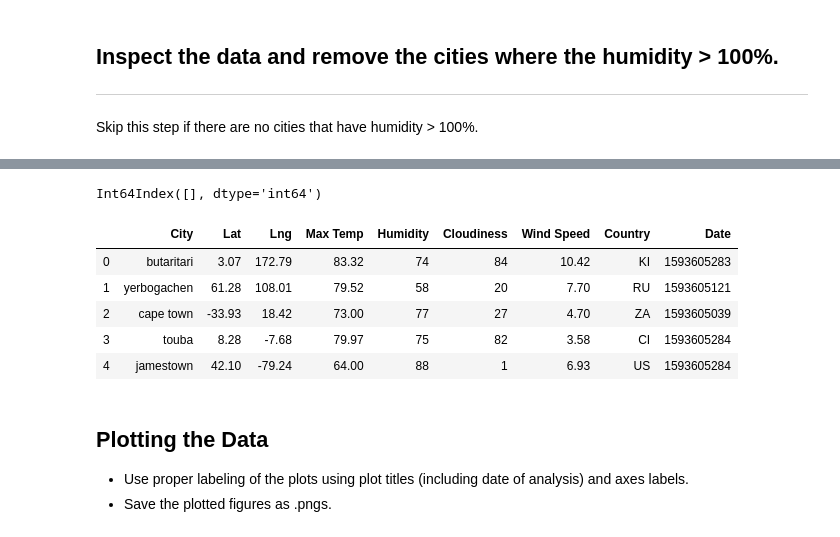
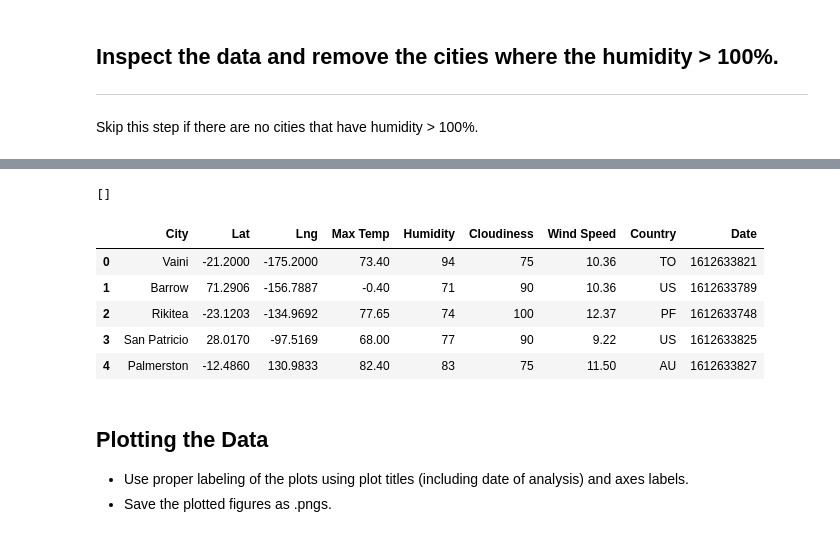
Before and after one commit to kellyf22/python-api-challenge, a Jupyter notebook: WeatherPy/WeatherPy_starter.ipynb, the cells around one changed output, grey strips where cells are left out. Cells and saved outputs as stored; diff of their text form; code cells hidden in the pictures.

Commit message:
complete WeatherPy code and plots

```diff
--- a/WeatherPy/WeatherPy_starter.ipynb
+++ b/WeatherPy/WeatherPy_starter.ipynb
@@ -98,0 +126,17 @@ Data Retrieval Complete
+# %%
+weather_dict = {
+    "City": name,
+    "Lat": lat,
+    "Lng": long,
+    "Max Temp": max_temp,
+    "Humidity": humid,
+    "Cloudiness": clouds,
+    "Wind Speed": winds,
+    "Country": country,
+    "Date": date
+}
+weather_data = pd.DataFrame(weather_dict)
+
+weather_data.to_csv(output_data_file)
+#weather_data.iloc[1,4] = 200
+weather_data.head()
@@ -114,17 +169,21 @@ Skip this step if there are no cities that have humidity > 100%.
 # %%
 #  Get the indices of cities that have humidity over 100%.
+damp_places = weather_data.index[weather_data['Humidity'] > 100].tolist()
+damp_places
 # %% [output]
-Int64Index([], dtype='int64')
+[]
 # %%
 # Make a new DataFrame equal to the city data to drop all humidity outliers by index.
 # Passing "inplace=False" will make a copy of the city_data DataFrame, which we call "clean_city_data".
+clean_city_data = weather_data.drop(weather_data.index[damp_places], inplace=False)
+clean_city_data.head()
 # %% [output]
 |  | City | Lat | Lng | Max Temp | Humidity | Cloudiness | Wind Speed | Country | Date |
-| 0 | butaritari | 3.07 | 172.79 | 83.32 | 74 | 84 | 10.42 | KI | 1593605283 |
-| 1 | yerbogachen | 61.28 | 108.01 | 79.52 | 58 | 20 | 7.70 | RU | 1593605121 |
-| 2 | cape town | -33.93 | 18.42 | 73.00 | 77 | 27 | 4.70 | ZA | 1593605039 |
-| 3 | touba | 8.28 | -7.68 | 79.97 | 75 | 82 | 3.58 | CI | 1593605284 |
-| 4 | jamestown | 42.10 | -79.24 | 64.00 | 88 | 1 | 6.93 | US | 1593605284 |
+| 0 | Vaini | -21.2000 | -175.2000 | 73.40 | 94 | 75 | 10.36 | TO | 1612633821 |
+| 1 | Barrow | 71.2906 | -156.7887 | -0.40 | 71 | 90 | 10.36 | US | 1612633789 |
+| 2 | Rikitea | -23.1203 | -134.9692 | 77.65 | 74 | 100 | 12.37 | PF | 1612633748 |
+| 3 | San Patricio | 28.0170 | -97.5169 | 68.00 | 77 | 90 | 9.22 | US | 1612633825 |
+| 4 | Palmerston | -12.4860 | 130.9833 | 82.40 | 83 | 75 | 11.50 | AU | 1612633827 |
 # %% [markdown]
 ## Plotting the Data
 * Use proper labeling of the plots using plot titles (including date of analysis) and axes labels.
```
Also changed, not shown: parts of 35 cells of this notebook, 14 other files.
